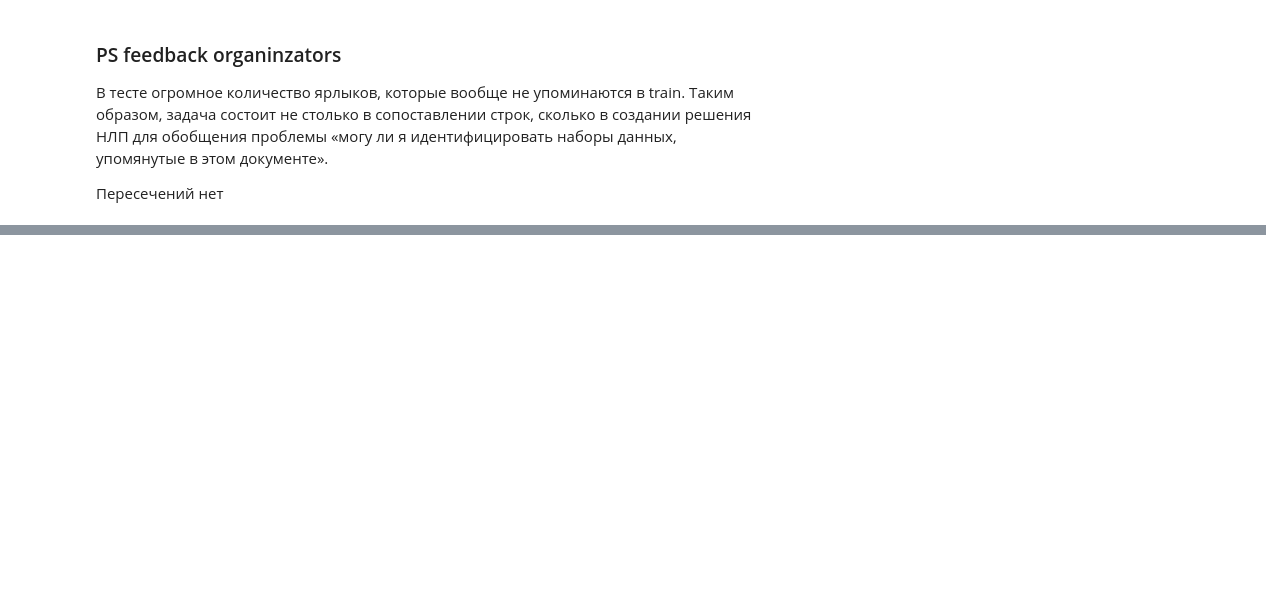
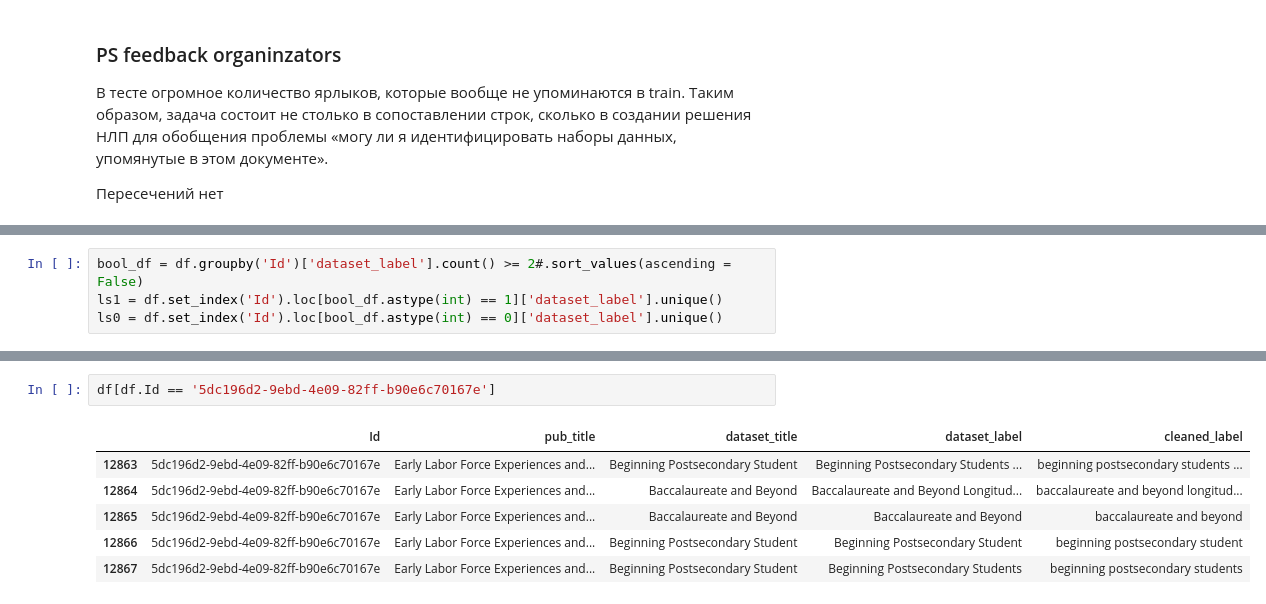
Before and after one commit to beifa/Coleridge_Initiative, a Jupyter notebook: notebook/look_for_data.ipynb, the cells around one changed output, grey strips where cells are left out. Drawn from its saved outputs; the diff is of its cells as text; blank space fills up the shorter version.

Commit message:
add problems data, labels, metric

```diff
--- a/notebook/look_for_data.ipynb
+++ b/notebook/look_for_data.ipynb
@@ -398,0 +425,4 @@ https://www.kaggle.com/robin26091991/topic-modelling-with-top2vec-show-us-the-da
+# %%
+bool_df = df.groupby('Id')['dataset_label'].count() >= 2#.sort_values(ascending = False)
+ls1 = df.set_index('Id').loc[bool_df.astype(int) == 1]['dataset_label'].unique()
+ls0 = df.set_index('Id').loc[bool_df.astype(int) == 0]['dataset_label'].unique()
@@ -398,0 +471,9 @@ https://www.kaggle.com/robin26091991/topic-modelling-with-top2vec-show-us-the-da
+# %%
+df[df.Id == '5dc196d2-9ebd-4e09-82ff-b90e6c70167e']
+# %% [output]
+|  | Id | pub_title | dataset_title | dataset_label | cleaned_label |
+| 12863 | 5dc196d2-9ebd-4e09-82ff-b90e6c70167e | Early Labor Force Experiences and... | Beginning Postsecondary Student | Beginning Postsecondary Students ... | beginning postsecondary students ... |
+| 12864 | 5dc196d2-9ebd-4e09-82ff-b90e6c70167e | Early Labor Force Experiences and... | Baccalaureate and Beyond | Baccalaureate and Beyond Longitud... | baccalaureate and beyond longitud... |
+| 12865 | 5dc196d2-9ebd-4e09-82ff-b90e6c70167e | Early Labor Force Experiences and... | Baccalaureate and Beyond | Baccalaureate and Beyond | baccalaureate and beyond |
+| 12866 | 5dc196d2-9ebd-4e09-82ff-b90e6c70167e | Early Labor Force Experiences and... | Beginning Postsecondary Student | Beginning Postsecondary Student | beginning postsecondary student |
+| 12867 | 5dc196d2-9ebd-4e09-82ff-b90e6c70167e | Early Labor Force Experiences and... | Beginning Postsecondary Student | Beginning Postsecondary Students | beginning postsecondary students |
```
Also changed, not shown: parts of 23 cells of this notebook.
